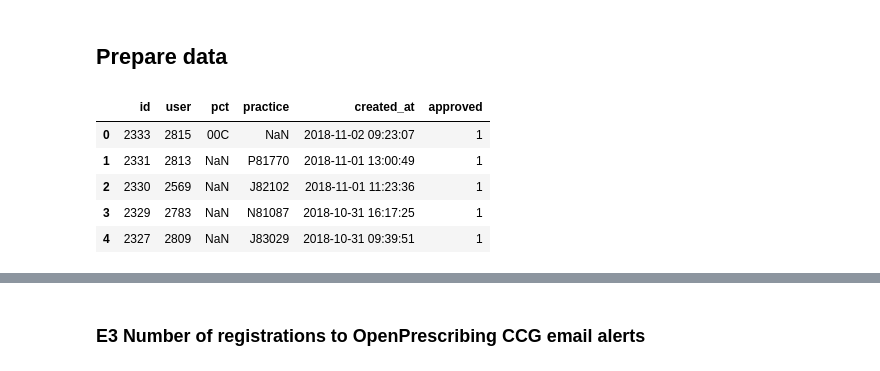
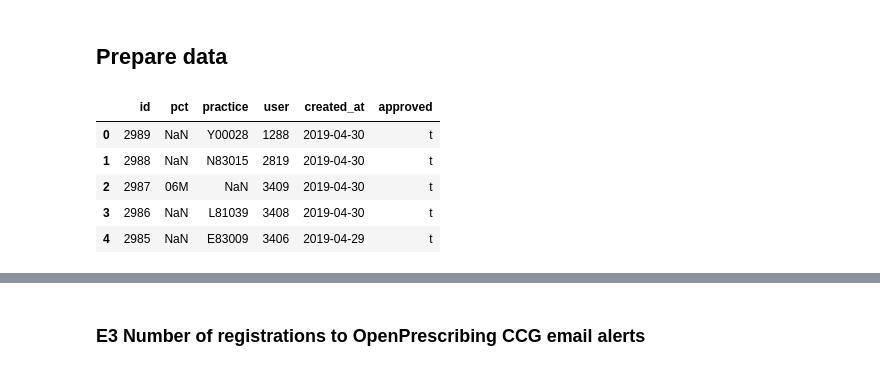
Before and after one commit to ebmdatalab/low-priority-CCG-visit-RCT, a Jupyter notebook: outcomes/Page Views and links analysis for LPP RCT.ipynb, the cells around one changed output, grey strips where cells are left out. Cells and saved outputs as stored; diff of their text form; code cells hidden in the pictures.

```diff
--- a/outcomes/Page Views and links analysis for LPP RCT.ipynb
+++ b/outcomes/Page Views and links analysis for LPP RCT.ipynb
@@ -273,17 +290,21 @@ compute_regression(
 # %%
 # import data from django administration, filtered for confirmed sign-ups only (no date filter)
 
-alerts = pd.read_csv('../data/OrgBookmark-2018-11-02.csv')
-alerts["created_at"] = pd.to_datetime(alerts.created_at)
+alerts = pd.read_csv(os.path.join('..','data','orgbookmarks-2019-04-30.csv'))
+alerts["created_at"] = pd.to_datetime(alerts.created_at).dt.strftime('%Y-%m-%d')
 
+alerts = alerts.loc[alerts["approved"]=="t"]
+## added this extra step to filter for confirmed sign ups as download from archive is not pre-filtered
+
+alerts = alerts.rename(columns={"pct_id":"pct", "practice_id":"practice", "user_id":"user"})
 alerts.head()
 # %% [output]
-|  | id | user | pct | practice | created_at | approved |
-| 0 | 2333 | 2815 | 00C | NaN | 2018-11-02 09:23:07 | 1 |
-| 1 | 2331 | 2813 | NaN | P81770 | 2018-11-01 13:00:49 | 1 |
-| 2 | 2330 | 2569 | NaN | J82102 | 2018-11-01 11:23:36 | 1 |
-| 3 | 2329 | 2783 | NaN | N81087 | 2018-10-31 16:17:25 | 1 |
-| 4 | 2327 | 2809 | NaN | J83029 | 2018-10-31 09:39:51 | 1 |
+|  | id | pct | practice | user | created_at | approved |
+| 0 | 2989 | NaN | Y00028 | 1288 | 2019-04-30 | t |
+| 1 | 2988 | NaN | N83015 | 2819 | 2019-04-30 | t |
+| 2 | 2987 | 06M | NaN | 3409 | 2019-04-30 | t |
+| 3 | 2986 | NaN | L81039 | 3408 | 2019-04-30 | t |
+| 4 | 2985 | NaN | E83009 | 3406 | 2019-04-29 | t |
 # %%
 # map practices to joint teams (and thus only include RCT subjects)
 alerts = alerts.merge(
```
Also changed, not shown: parts of 22 cells of this notebook, 18 other files.
